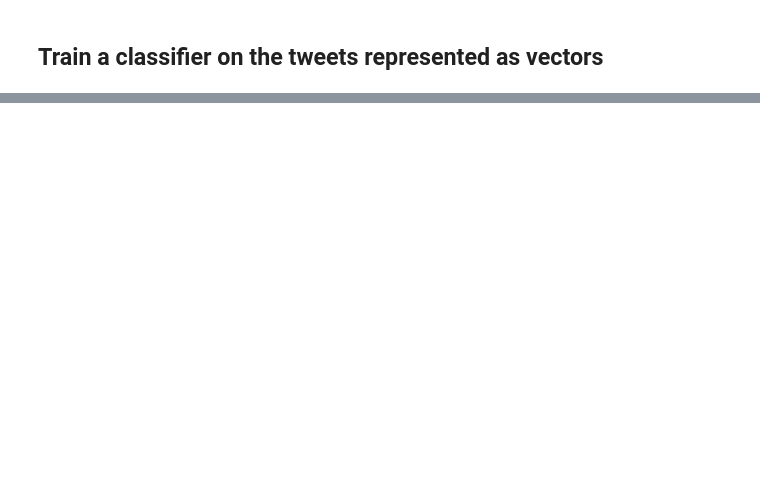
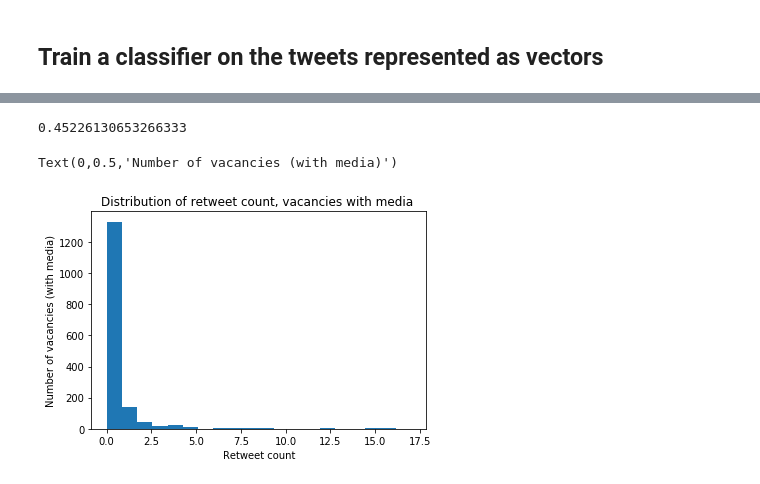
Before and after one commit to HannahPinson/twitterThesisProjects, a Jupyter notebook: analyzingTweets.ipynb, the cells around one changed output, grey strips where cells are left out. Cells and saved outputs as stored; diff of their text form; code cells hidden in the pictures; blank space fills up the shorter version.

```diff
--- a/analyzingTweets.ipynb
+++ b/analyzingTweets.ipynb
@@ -217,0 +318,15 @@ ValueError: Found input variables with inconsistent numbers of samples: [97, 97,
+# %%
+vacancies_dataset = pd.read_csv('classifiedVacancies.csv', delimiter = ';', skiprows = 0, nrows=16800)
+
+
+#print(vacancies_dataset['Urls'])
+#print(vacancies_dataset['Media'])
+#print(vacancies_dataset['User_Followers_Count'])
+#print(vacancies_dataset['Retweets_Count'])
+#print(vacancies_dataset['Favourites_Count'])
+# %%
+for idx in range(vacancies_dataset.shape[0]):
+    if isinstance(vacancies_dataset['Urls'][idx], float):
+        vacancies_dataset.set_value(idx, 'Urls', 'no')
+    else:
+        vacancies_dataset.set_value(idx, 'Urls', 'yes')
@@ -217,0 +340,7 @@ ValueError: Found input variables with inconsistent numbers of samples: [97, 97,
+# %%
+no_media = vacancies_dataset.loc[(vacancies_dataset['Media'] == 'no') &  (vacancies_dataset['Retweets_Count'] < 200)]
+media = vacancies_dataset.loc[(vacancies_dataset['Media'] == 'yes') & (vacancies_dataset['Retweets_Count'] < 200)]
+
+
+print(no_media.shape)
+print(media.shape)
@@ -217,0 +369,10 @@ ValueError: Found input variables with inconsistent numbers of samples: [97, 97,
+# %%
+print(np.mean(media['Retweets_Count']))
+plt.hist(media['Retweets_Count'], bins=20)
+plt.title('Distribution of retweet count, vacancies with media ')
+plt.xlabel('Retweet count')
+plt.ylabel('Number of vacancies (with media)')
+# %% [output]
+0.45226130653266333
+Text(0,0.5,'Number of vacancies (with media)')
+[figure, added]
```
Also changed, not shown: parts of 22 cells of this notebook, 1 other file.
